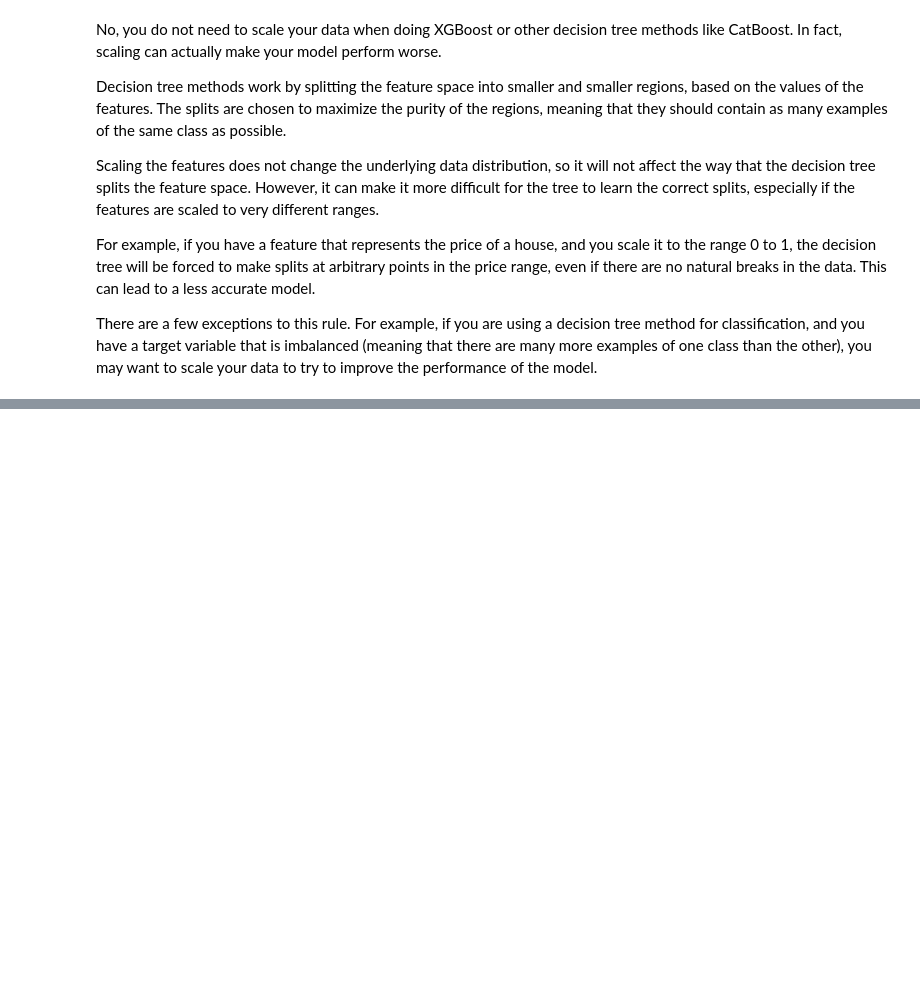
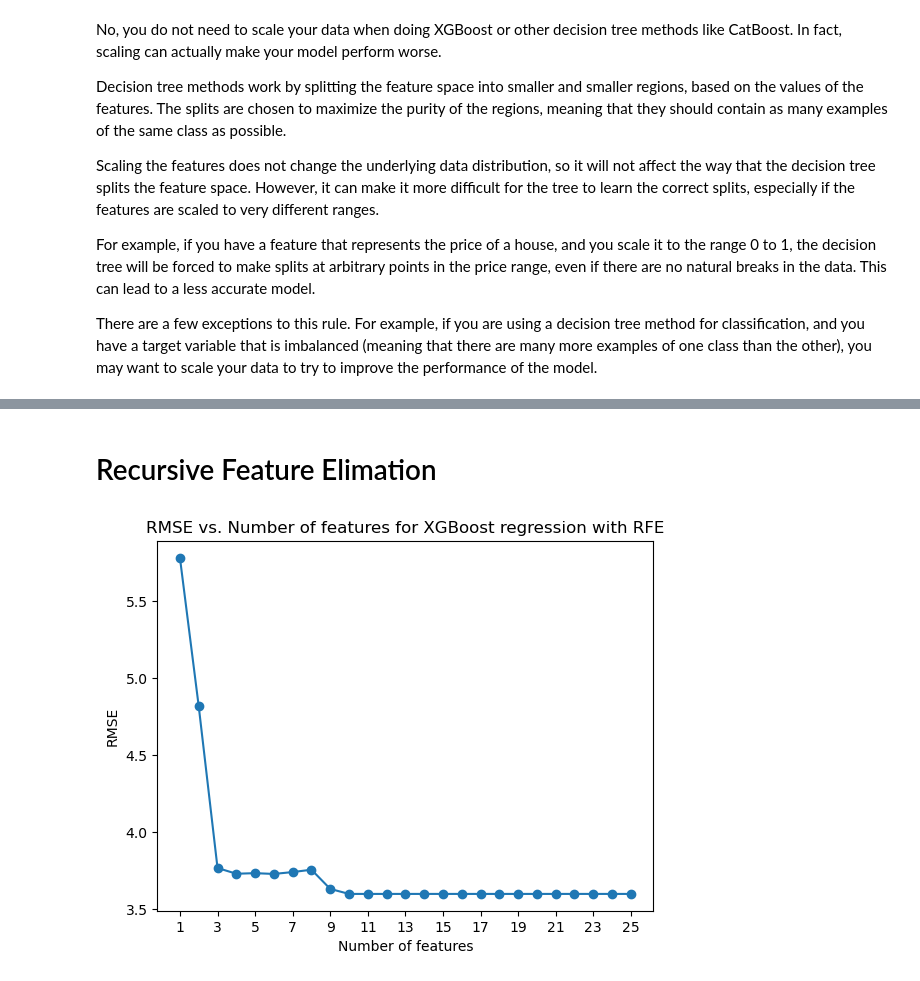
Before and after one commit to ThomasMGeo/intro_ML_NCAR, a Jupyter notebook: notebooks/EdEc_lesson4_trees.ipynb, the cells around one changed output, grey strips where cells are left out. Saved outputs shown, nothing was run; the diff lists cells and outputs as text; code cells hidden in the pictures; blank space fills up the shorter version.

```diff
--- a/notebooks/EdEc_lesson4_trees.ipynb
+++ b/notebooks/EdEc_lesson4_trees.ipynb
@@ -167,0 +303,46 @@ There are a few exceptions to this rule. For example, if you are using a decisio
+# %% [markdown]
+# Recursive Feature Elimation
+# %%
+# Create an XGBoost regressor
+model = XGBRegressor()
+
+# Create an RFE object
+rfe = RFE(estimator=model, n_features_to_select=10)
+
+# Fit the RFE object to the training data
+rfe.fit(X_train, y_train)
+
+# Get the selected features
+selected_features = rfe.get_support(indices=True)
+
+# Train a new XGBoost regressor on the selected features
+model = XGBRegressor()
+model.fit(X_train.iloc[:, selected_features], y_train)
+
+# Evaluate the model on the testing set
+y_pred = model.predict(X_test.iloc[:, selected_features])
+mse = mean_squared_error(y_test, y_pred, squared=True)
+
+# Calculate the RMSE for different number of features
+n_features = range(1, X_train.shape[1] + 1)
+rmses = []
+for n in n_features:
+    selected_features = rfe.get_support(indices=True)[:n]
+    model = XGBRegressor()
+    model.fit(X_train.iloc[:, selected_features], y_train)
+    y_pred = model.predict(X_test.iloc[:, selected_features])
+    rmse = mean_squared_error(y_test, y_pred, squared=False)
+    rmses.append(rmse)
+
+# Plot the RMSE vs. number of features
+plt.plot(n_features, rmses)
+plt.scatter(n_features, rmses)
+plt.xlabel('Number of features')
+plt.ylabel('RMSE')
+plt.title('RMSE vs. Number of features for XGBoost regression with RFE')
+
+# Set the x axis to every 2
+plt.xticks(range(1, X_train.shape[1] + 1, 2))
+plt.show()
+# %% [output]
+[figure, added]
```
Also changed, not shown: parts of 13 cells of this notebook.
